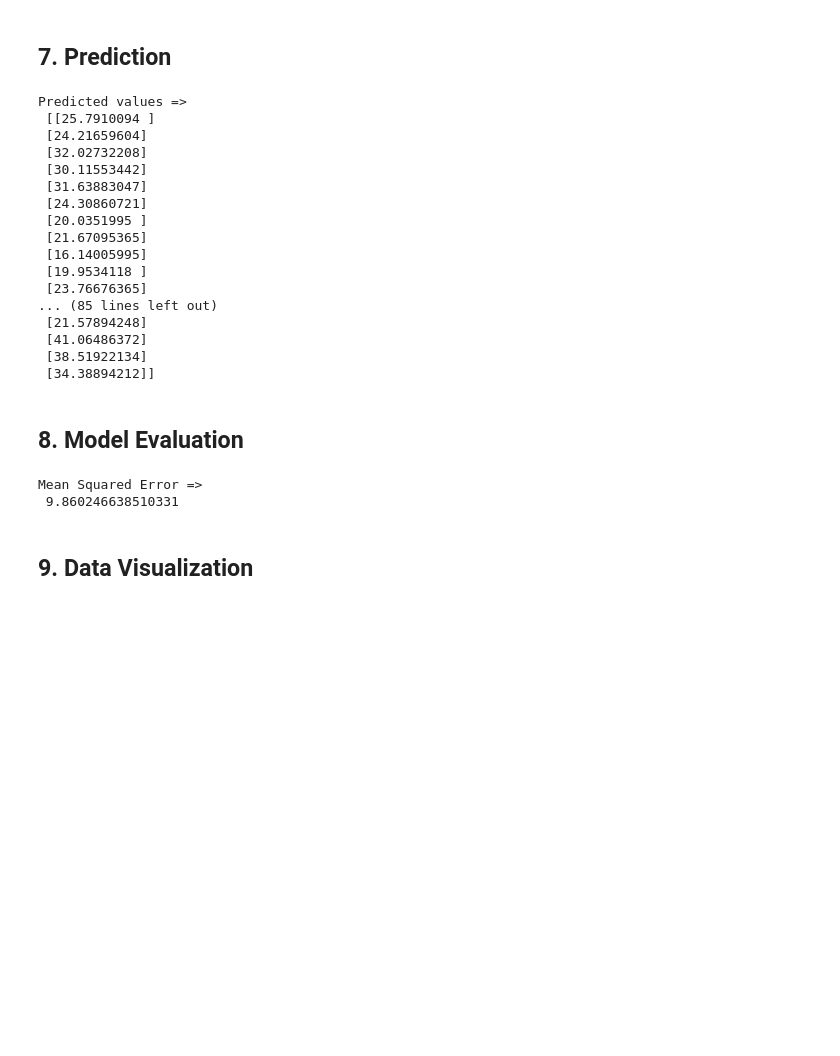
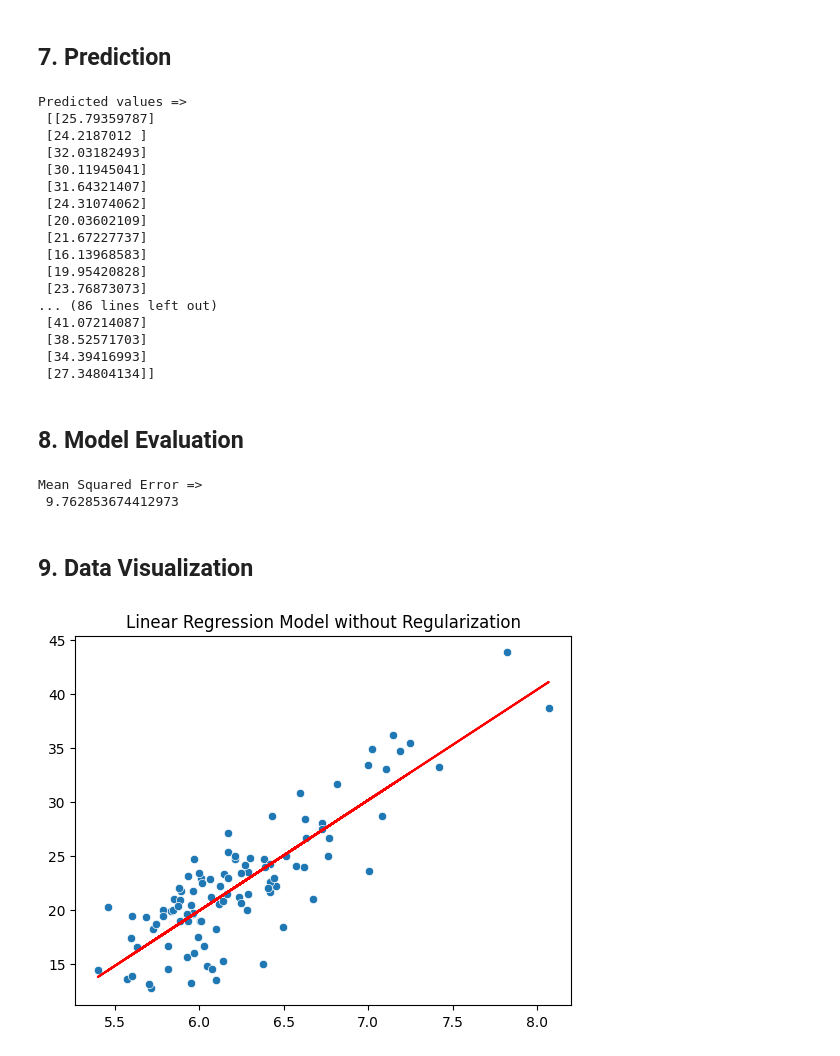
Before and after one commit to akdubey2k/ML, a Jupyter notebook: ML_17_2_Linear_Regression_without_Regularization/ML_17_2_Linear_Regression_without_Regularization.ipynb, the cells around one changed output. Cells and saved outputs as stored; diff of their text form; code cells hidden in the pictures; blank space fills up the shorter version.

Commit message:
Linear regression model without regularization with housing price dataset

```diff
--- a/ML_17_2_Linear_Regression_without_Regularization/ML_17_2_Linear_Regression_without_Regularization.ipynb
+++ b/ML_17_2_Linear_Regression_without_Regularization/ML_17_2_Linear_Regression_without_Regularization.ipynb
@@ -91,8 +91,17 @@ max     37.970000   50.000000
 # %%
 # selecting a single feature
 # only using 100 instances for simplicity
-X = df.iloc[0:100, 5].values
-y = df.iloc[0:100, 13].values   # target label
+X = df.loc[:100, 5].values # independent variable, Extract values as NumPy array
+y = df.loc[:100, 13].values # dependent variable, target label
+
+# reshaping the data
+X_reshaped = X[:, np.newaxis]
+y_reshaped = y[:, np.newaxis]
+
+# X = df.iloc[0:100, 5].values
+# y = df.iloc[0:100, 13].values   # target label
+
+
 
 # print("\nIndependent variable =>\n", X)
 # print("\nDependent variable =>\n", y)
@@ -100,10 +109,6 @@ y = df.iloc[0:100, 13].values   # target label
 print("\nShape of independent variable ".ljust(50, '.'), ": ", X.shape)
 print("\nShape of dependent variable ".ljust(50, '.'), ": ", y.shape)
 
-# reshaping the data
-X_reshaped = X[:, np.newaxis]
-y_reshaped = y[:, np.newaxis]
-
 print("\nReshape of independent variable ".ljust(50, '.'), ": ", X_reshaped.shape)
 print("\nReshape of dependent variable ".ljust(50, '.'), ": ", y_reshaped.shape)
 # %% [output]
@@ -133,22 +138,22 @@ y_pred = lr_model.predict(X_reshaped)
 print("\nPredicted values =>\n", y_pred)
 # %% [output]
 Predicted values =>
- [[25.7910094 ]
- [24.21659604]
- [32.02732208]
- [30.11553442]
- [31.63883047]
- [24.30860721]
- [20.0351995 ]
- [21.67095365]
- [16.14005995]
- [19.9534118 ]
- [23.76676365]
-... (85 lines left out)
- [21.57894248]
- [41.06486372]
- [38.51922134]
- [34.38894212]]
+ [[25.79359787]
+ [24.2187012 ]
+ [32.03182493]
+ [30.11945041]
+ [31.64321407]
+ [24.31074062]
+ [20.03602109]
+ [21.67227737]
+ [16.13968583]
+ [19.95420828]
+ [23.76873073]
+... (86 lines left out)
+ [41.07214087]
+ [38.52571703]
+ [34.39416993]
+ [27.34804134]]
 # %% [markdown]
 ## 8. Model Evaluation
 # %%
@@ -156,6 +161,14 @@ mse = mean_squared_error(y_reshaped, y_pred)
 print("\nMean Squared Error =>\n", mse)
 # %% [output]
 Mean Squared Error =>
- 9.860246638510331
+ 9.762853674412973
 # %% [markdown]
 ## 9. Data Visualization
+# %%
+# plotting the line of best fit given by linear regression
+sns.scatterplot(x=X, y=y)
+plt.plot(X_reshaped, y_pred, color="red")
+plt.title("Linear Regression Model without Regularization")
+plt.show()
+# %% [output]
+[figure, added]
```
Also changed, not shown: parts of 1 cell of this notebook.
